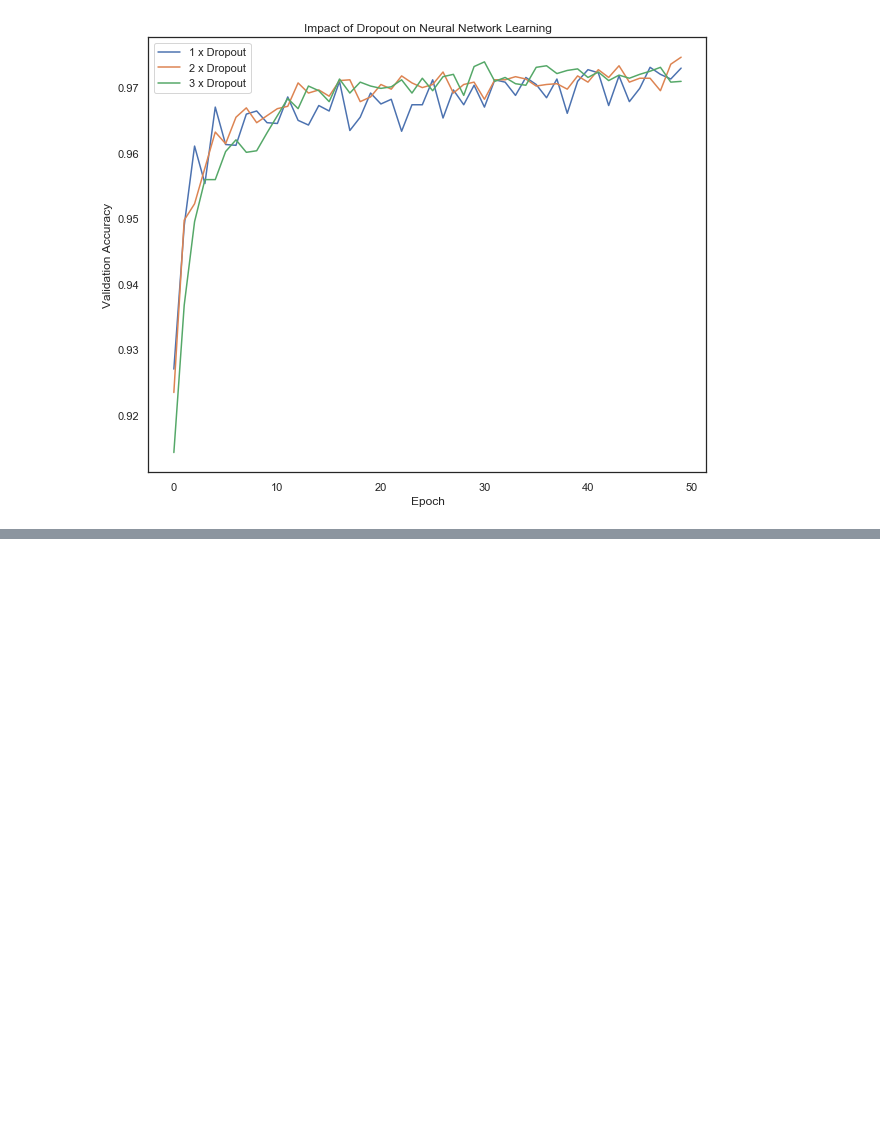
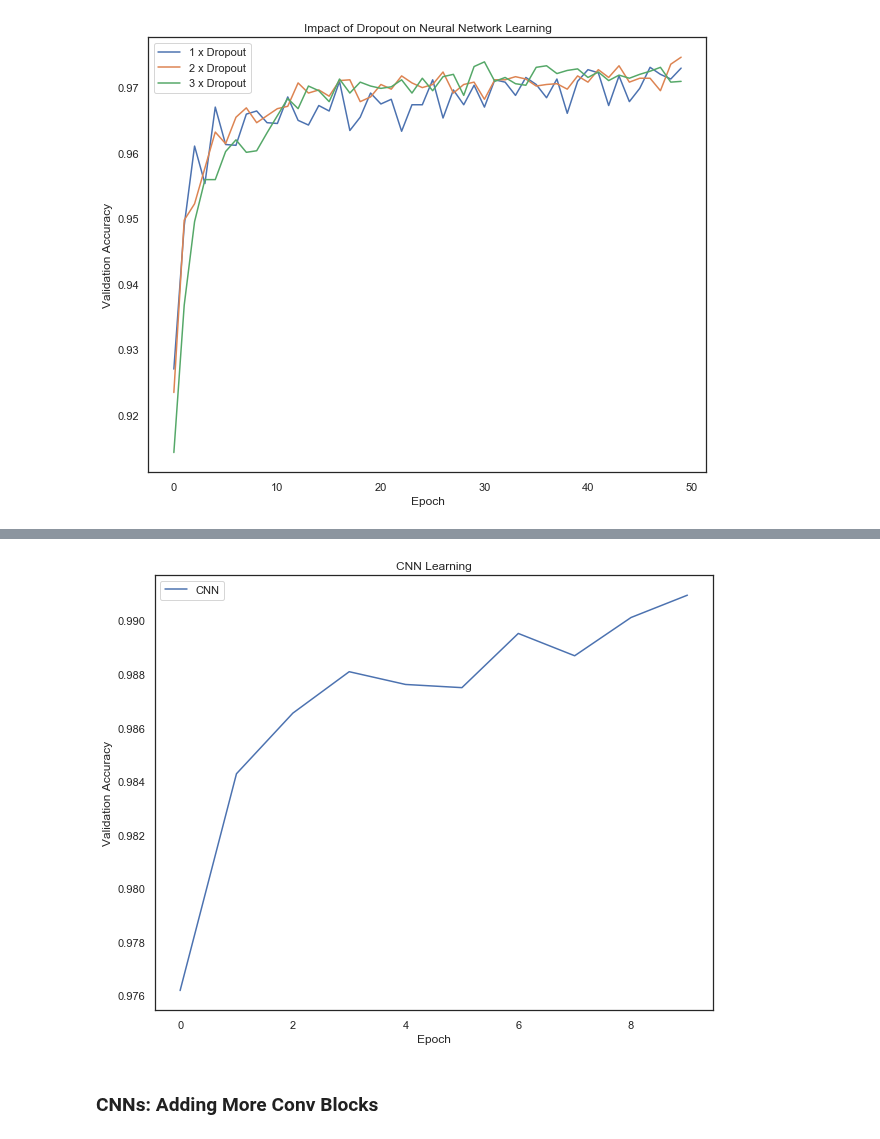
Before and after one commit to amypeniston/kaggle-competitions, a Jupyter notebook: digit-recognizer/2_Neural_Networks.ipynb, the cells around one changed output, grey strips where cells are left out. Drawn from its saved outputs; the diff is of its cells as text; code cells hidden in the pictures; blank space fills up the shorter version.

```diff
--- a/digit-recognizer/2_Neural_Networks.ipynb
+++ b/digit-recognizer/2_Neural_Networks.ipynb
@@ -41,4 +42,6 @@ Using TensorFlow backend.
 # %%
+num_classes = 10
+
 # Load master copies of data - these remain pristine
 train_ = pd.read_csv("assets/train.csv")
 test_ = pd.read_csv("assets/test.csv")
@@ -57,5 +62,6 @@ test = test / np.max(np.max(test))
 # %%
+y = keras.utils.to_categorical(y, num_classes=num_classes)
+
 X_train, X_valid, y_train, y_valid = train_test_split(train, y, test_size=0.2, random_state=SEED)
-n = 10
-y_train = keras.utils.to_categorical(y_train, num_classes=n)
-y_valid = keras.utils.to_categorical(y_valid, num_classes=n)
+y_train = keras.utils.to_categorical(y_train, num_classes=num_classes)
+y_valid = keras.utils.to_categorical(y_valid, num_classes=num_classes)
@@ -285,0 +294,5 @@ output.head()
+# %%
+X_train_2D = X_train.values.reshape(-1,28,28,1) # Keras requires an extra dimension representing the image channel
+X_valid_2D = X_valid.values.reshape(-1,28,28,1)
+train = train.values.reshape(-1,28,28,1)
+test_2D = test.values.reshape(-1,28,28,1)
@@ -285,0 +351,8 @@ output.head()
+# %%
+cnn.compile(optimizer="adam", loss="categorical_crossentropy", metrics=["accuracy"])
+cnn_history = cnn.fit(x=X_train_2D,
+                      y=y_train,
+                      batch_size=batch_size,
+                      epochs=n_epochs,
+                      verbose=1,
+                      validation_data=(X_valid_2D, y_valid))
@@ -285,0 +377,11 @@ output.head()
+# %%
+plt.plot(cnn_history.history["val_accuracy"], label="CNN")
+plt.legend()
+plt.title("CNN Learning")
+plt.ylabel("Validation Accuracy")
+plt.xlabel("Epoch")
+plt.show()
+# %% [output]
+[figure, added]
+# %% [markdown]
+### CNNs: Adding More Conv Blocks
```
Also changed, not shown: parts of 19 cells of this notebook, 3 other files.
